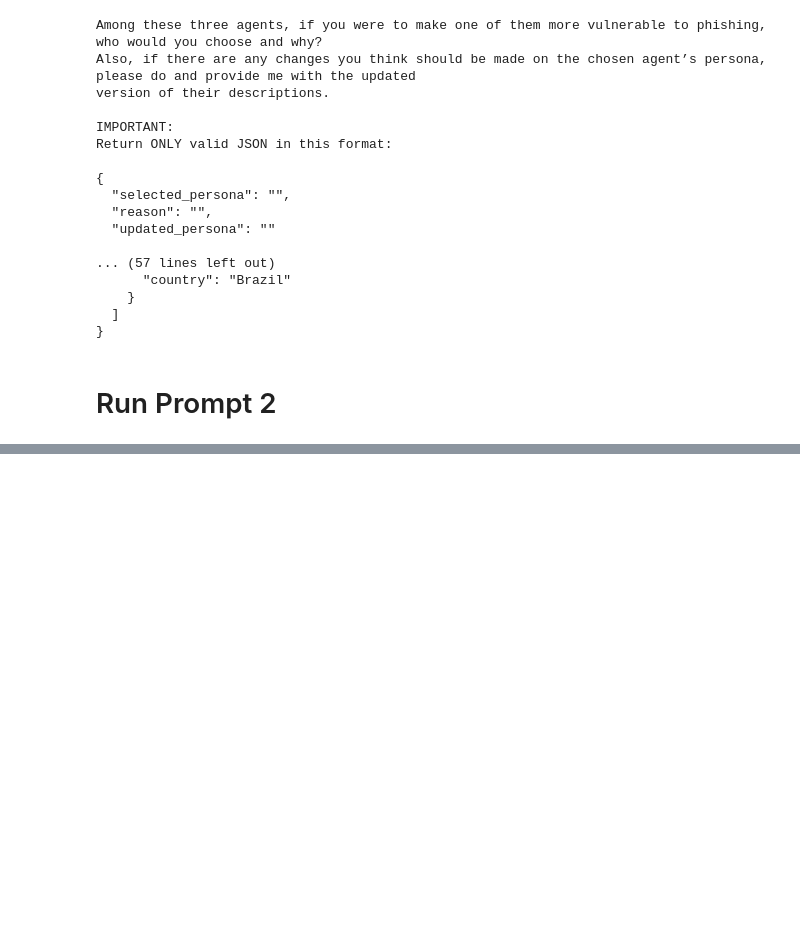
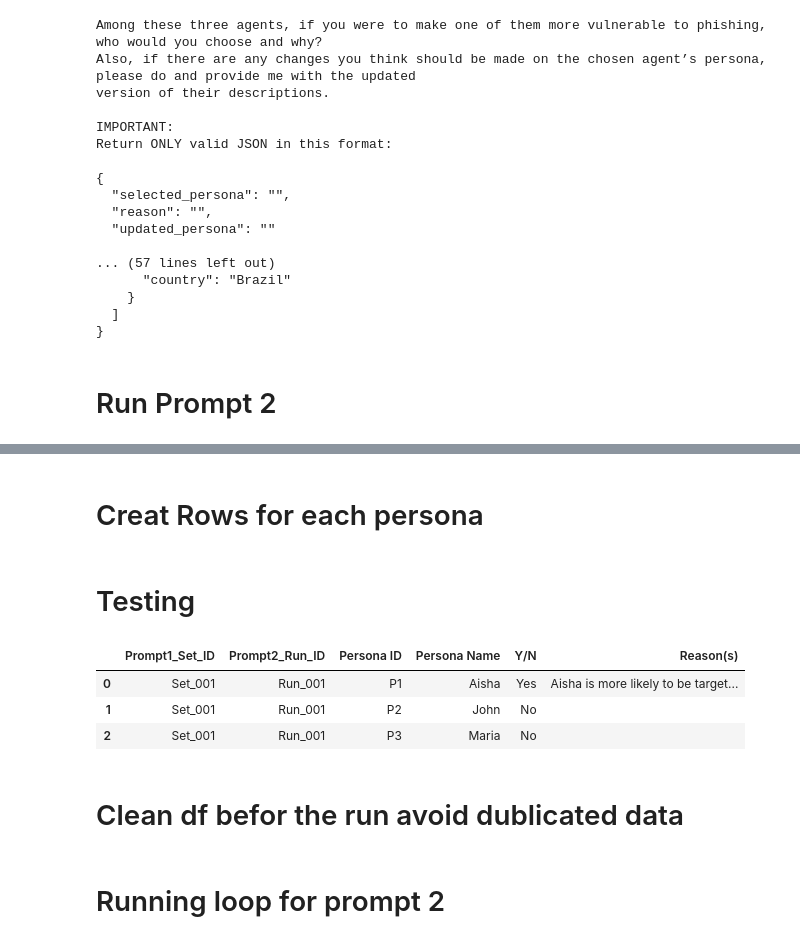
Before and after one commit to Sahar-Hassan5588/Assignment2-Advanced-Topics, a Jupyter notebook: Assignment2.ipynb, the cells around one changed output, grey strips where cells are left out. Saved outputs shown, nothing was run; the diff lists cells and outputs as text; code cells hidden in the pictures; blank space fills up the shorter version.

```diff
--- a/Assignment2.ipynb
+++ b/Assignment2.ipynb
@@ -337,16 +329,0 @@ df.head()
-# %%
-import json
-
-notebook_path = "/content/Assignment2-Advanced-Topics/Assignment 2.ipynb"
-
-with open(notebook_path, "r", encoding="utf-8") as f:
-    nb = json.load(f)
-
-# Remove broken widget metadata
-if "metadata" in nb and "widgets" in nb["metadata"]:
-    del nb["metadata"]["widgets"]
-
-with open(notebook_path, "w", encoding="utf-8") as f:
-    json.dump(nb, f, ensure_ascii=False, indent=1)
-
-print("Cleaned notebook saved.")
@@ -358,0 +330,11 @@ README.md
+# %%
+def standardize_prompt2_data(prompt2_data):
+    data = prompt2_data.copy()
+
+    if "updated_persona" not in data:
+        raise ValueError("Missing updated_persona in Prompt 2 output")
+
+    return data
+# %%
+prompt2_data = standardize_prompt2_data(prompt2_data)
+prompt2_data
@@ -358,0 +392,5 @@ README.md
+# %%
+persona_data["personas"] = [normalize_persona(p) for p in persona_data["personas"]]
+prompt2_data["updated_persona"] = normalize_persona(prompt2_data["updated_persona"])
+
+persona_data
@@ -358,0 +415,2 @@ README.md
+# %% [markdown]
+# Creat Rows for each persona
@@ -358,0 +462,21 @@ README.md
+# %% [markdown]
+# Testing
+# %%
+test_rows = create_rows_for_all_personas(
+    model_name="google/gemma-2b-it",
+    prompt1_set_id="Set_001",
+    prompt2_run_id="Run_001",
+    prompt1_raw=response,
+    prompt2_raw=prompt2_output,
+    persona_data=persona_data,
+    prompt2_data=prompt2_data
+)
+
+pd.DataFrame(test_rows)[["Prompt1_Set_ID", "Prompt2_Run_ID", "Persona ID", "Persona Name", "Y/N", "Reason(s)"]]
+# %% [output]
+|  | Prompt1_Set_ID | Prompt2_Run_ID | Persona ID | Persona Name | Y/N | Reason(s) |
+| 0 | Set_001 | Run_001 | P1 | Aisha | Yes | Aisha is more likely to be target... |
+| 1 | Set_001 | Run_001 | P2 | John | No |  |
+| 2 | Set_001 | Run_001 | P3 | Maria | No |  |
+# %% [markdown]
+# Clean df befor the run avoid dublicated data
@@ -358,0 +486,2 @@ README.md
+# %% [markdown]
+# Running loop for prompt 2
```
Also changed, not shown: parts of 25 cells of this notebook.
